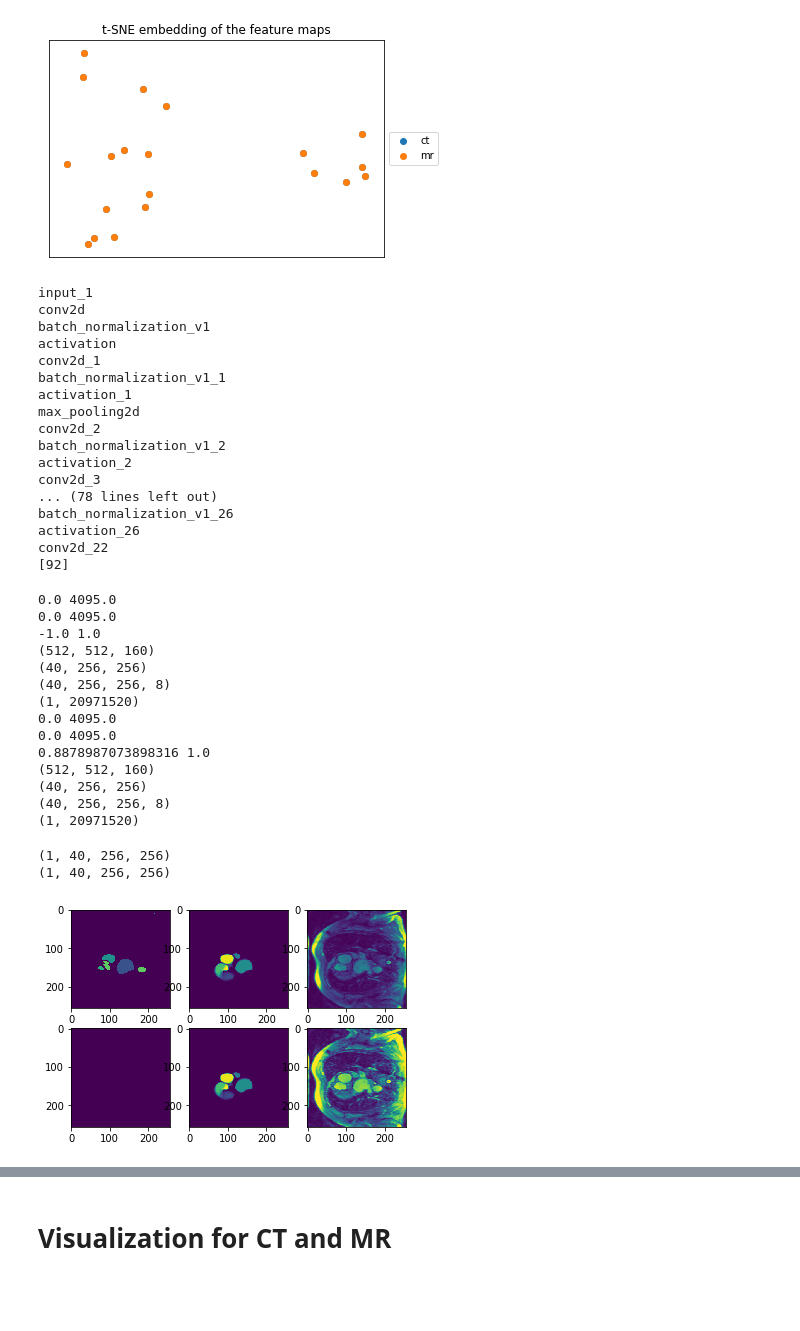
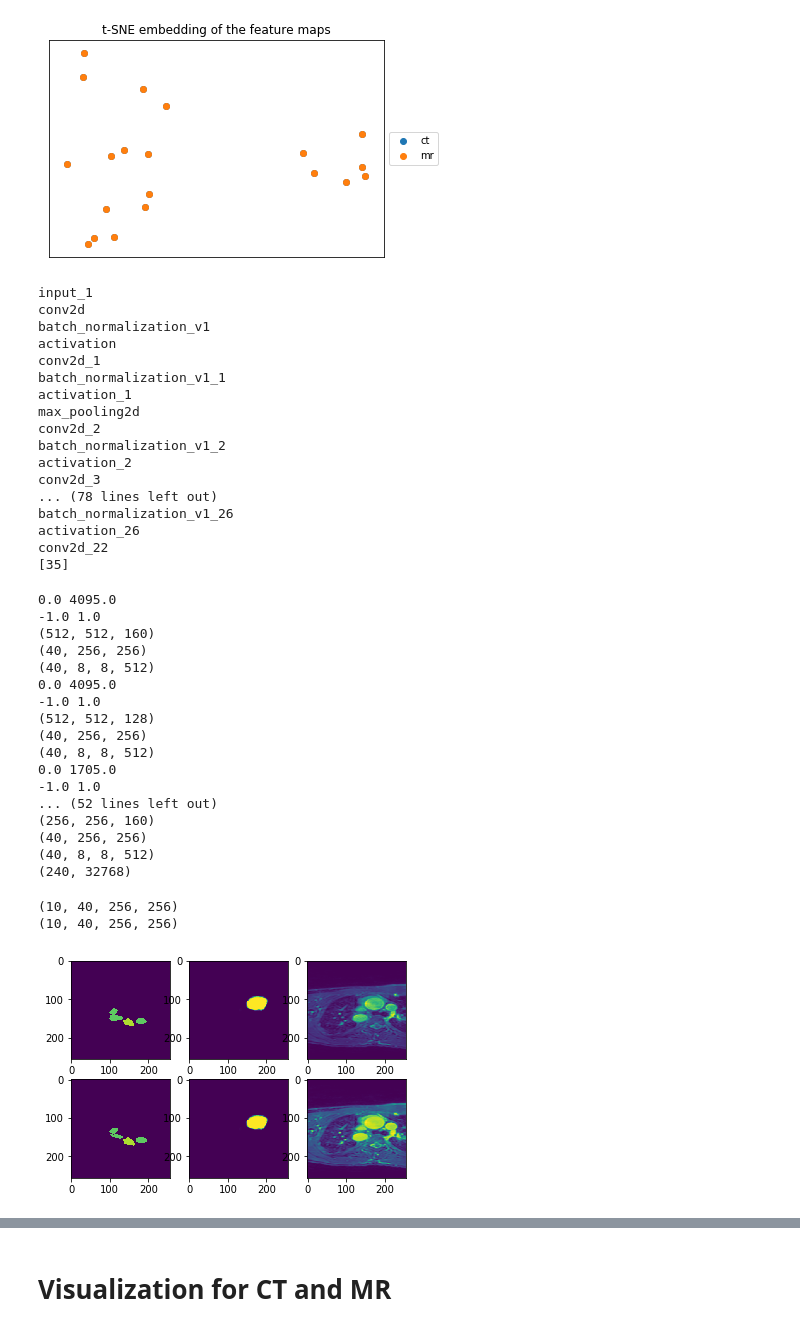
Before and after one commit to fkong7/Auto-LV-Modeling, a Jupyter notebook: Layer_visualization.ipynb, the cells around one changed output, grey strips where cells are left out. Drawn from its saved outputs; the diff is of its cells as text; code cells hidden in the pictures; blank space fills up the shorter version.

Commit message:
DEV: update layer visualization

```diff
--- a/Layer_visualization.ipynb
+++ b/Layer_visualization.ipynb
@@ -240,7 +252,7 @@ Computing t-SNE embedding
 [figure]
 # %%
 #ids = getLayerIndexByName(unet, ["max_pooling2d", "max_pooling2d_1", "max_pooling2d_2","max_pooling2d_3", "max_pooling2d_4", "conv2d_22"])
-ids = getLayerIndexByName(unet, ["conv2d_22"])
+ids = getLayerIndexByName(unet, ["max_pooling2d_4"])
 print(ids)
 get_all_layer_outputs = K.function([unet.layers[0].input],
                                   [unet.layers[i].output for i in ids])
@@ -261,9 +273,9 @@ conv2d_3
 batch_normalization_v1_26
 activation_26
 conv2d_22
-[92]
+[35]
 # %%
-num = 1
+num = 6
 outputs_mr = []
 for i in range(num):
   features, mask = croppedImage_eqlhst(x_train_filenames_mr[i], y_train_filenames_mr[i], modality[0], 0, 40, eqlhst=False)
@@ -271,7 +283,7 @@ for i in range(num):
   layer_output = get_all_layer_outputs([np.expand_dims(features, axis=-1)])
   print(layer_output[0].shape)
   outputs_mr.append(layer_output[0].flatten())
-outputs_mr = np.array(outputs_mr)
+outputs_mr = np.array(outputs_mr).reshape(num*layer_output[0].shape[0], np.prod(layer_output[0].shape[1:]))
 print(outputs_mr.shape)
 outputs_mr_eqlhst = []
 for i in range(num):
@@ -280,47 +292,50 @@ for i in range(num):
   layer_output = get_all_layer_outputs([np.expand_dims(features_eqlhst, axis=-1)])
   print(layer_output[0].shape)
   outputs_mr_eqlhst.append(layer_output[0].flatten())
-outputs_mr_eqlhst = np.array(outputs_mr_eqlhst)
+outputs_mr_eqlhst = np.array(outputs_mr_eqlhst).reshape(num*layer_output[0].shape[0], np.prod(layer_output[0].shape[1:]))
 print(outputs_mr_eqlhst.shape)
 # %% [output]
-0.0 4095.0
 0.0 4095.0
 -1.0 1.0
 (512, 512, 160)
 (40, 256, 256)
-(40, 256, 256, 8)
-(1, 20971520)
+(40, 8, 8, 512)
 0.0 4095.0
-0.0 4095.0
-0.8878987073898316 1.0
-(512, 512, 160)
+-1.0 1.0
+(512, 512, 128)
 (40, 256, 256)
-(40, 256, 256, 8)
-(1, 20971520)
+(40, 8, 8, 512)
+0.0 1705.0
+-1.0 1.0
+... (52 lines left out)
+(256, 256, 160)
+(40, 256, 256)
+(40, 8, 8, 512)
+(240, 32768)
 # %%
 pred_mr = np.argmax(outputs_mr.reshape(num, *layer_output[0].shape), axis=-1)
 print(pred_mr.shape)
 pred_mr_eqlhst = np.argmax(outputs_mr_eqlhst.reshape(num, *layer_output[0].shape), axis=-1)
 print(pred_mr_eqlhst.shape)
-slc = 20
+slc = 30
 plt.figure()
 plt.subplot(2,3,1)
 plt.imshow(pred_mr[0,slc,:,:], vmin=0, vmax=8)
 plt.subplot(2,3,2)
 plt.imshow(mask[slc,:,:])
 plt.subplot(2,3,3)
 plt.imshow(features[slc,:,:])
 plt.subplot(2,3,4)
 plt.imshow(pred_mr_eqlhst[0,slc,:,:], vmin=0, vmax=8)
 plt.subplot(2,3,5)
 plt.imshow(mask_eqlhst[slc,:,:])
 plt.subplot(2,3,6)
 plt.imshow(features_eqlhst[slc,:,:])
 plt.show()
 # %% [output]
-(1, 40, 256, 256)
-(1, 40, 256, 256)
+(10, 40, 256, 256)
+(10, 40, 256, 256)
-[figure, old version]
+[figure, new version]
 # %%
 from sklearn import manifold
 #----------------------------------------------------------------------
```
Also changed, not shown: parts of 32 cells of this notebook, 2 other files.
